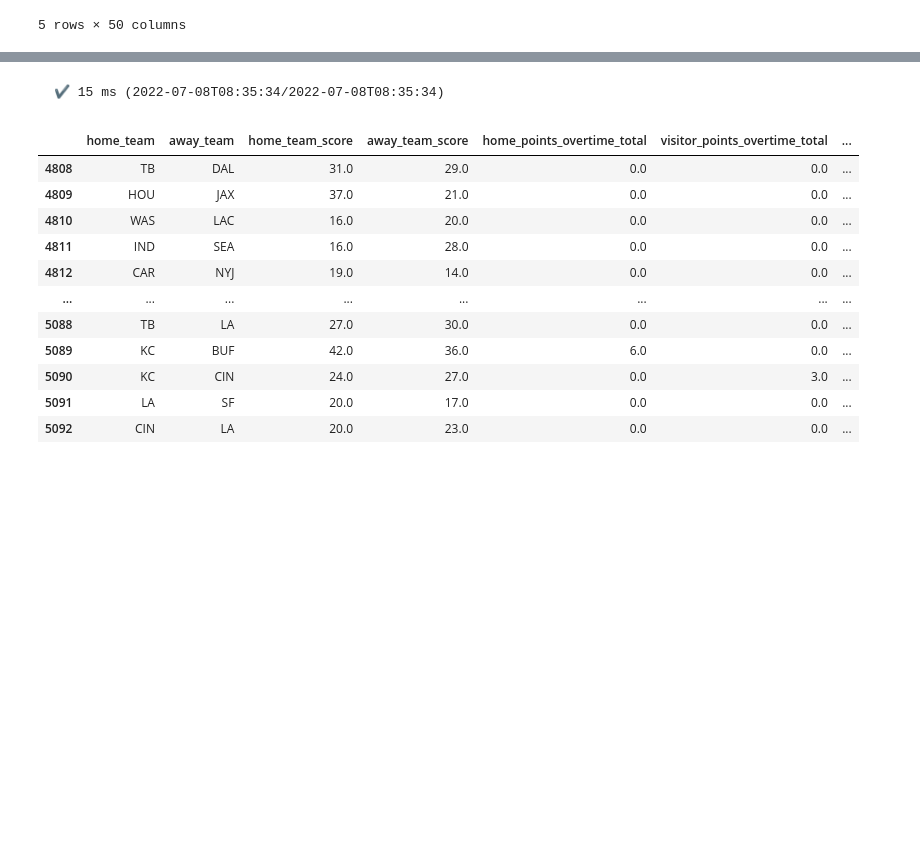
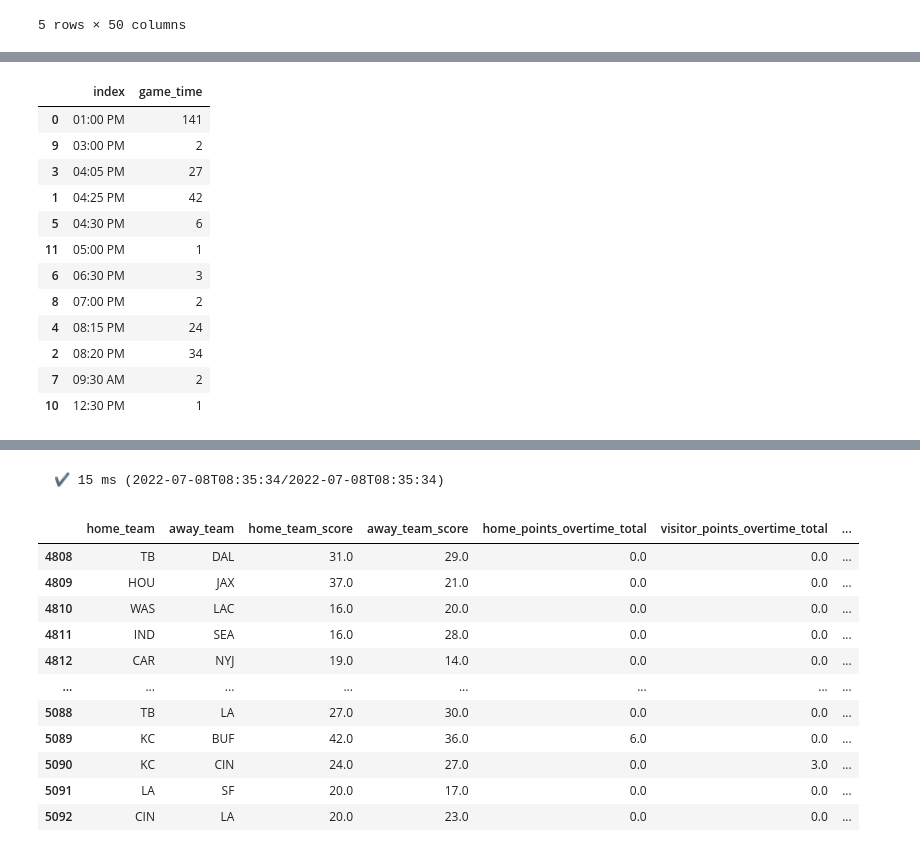
Before and after one commit to ramosem97/Quiniela, a Jupyter notebook: notebook/nfl_data_merge.ipynb, the cells around one changed output, grey strips where cells are left out. Cells and saved outputs as stored; diff of their text form; code cells hidden in the pictures; blank space fills up the shorter version.

```diff
--- a/notebook/nfl_data_merge.ipynb
+++ b/notebook/nfl_data_merge.ipynb
@@ -138,0 +201,3 @@ df.head()
+# %%
+pd.to_datetime(df.loc[df['season'] == 2021]['game_time']).dt.tz_convert('US/Eastern').dt.strftime("%I:%M %p").value_counts().reset_index().sort_values('index')
+# %% [output]
@@ -138,0 +205,13 @@ df.head()
+|  | index | game_time |
+| 0 | 01:00 PM | 141 |
+| 9 | 03:00 PM | 2 |
+| 3 | 04:05 PM | 27 |
+| 1 | 04:25 PM | 42 |
+| 5 | 04:30 PM | 6 |
+| 11 | 05:00 PM | 1 |
+| 6 | 06:30 PM | 3 |
+| 8 | 07:00 PM | 2 |
+| 4 | 08:15 PM | 24 |
+| 2 | 08:20 PM | 34 |
+| 7 | 09:30 AM | 2 |
+| 10 | 12:30 PM | 1 |
```
Also changed, not shown: parts of 7 cells of this notebook, 2 other files.
